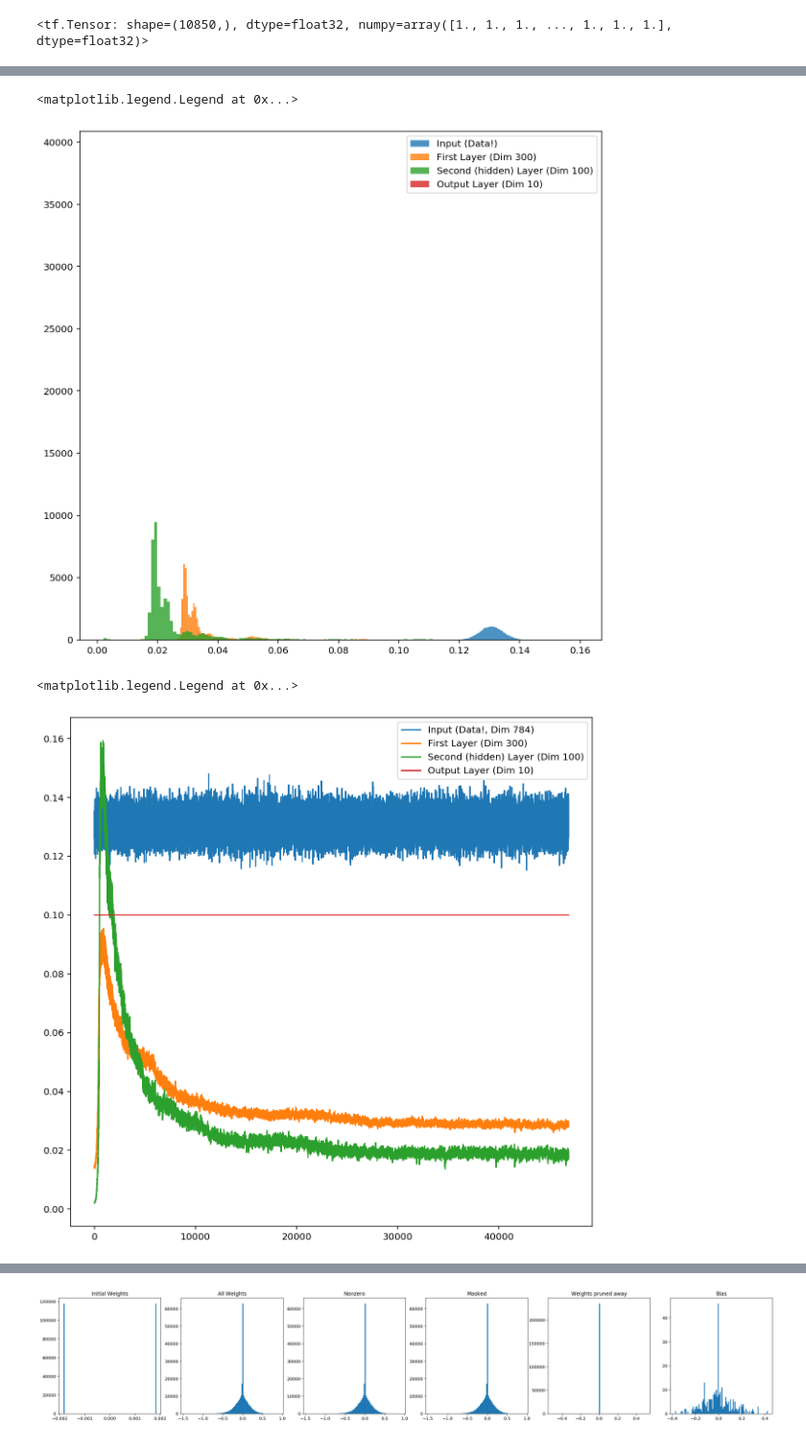
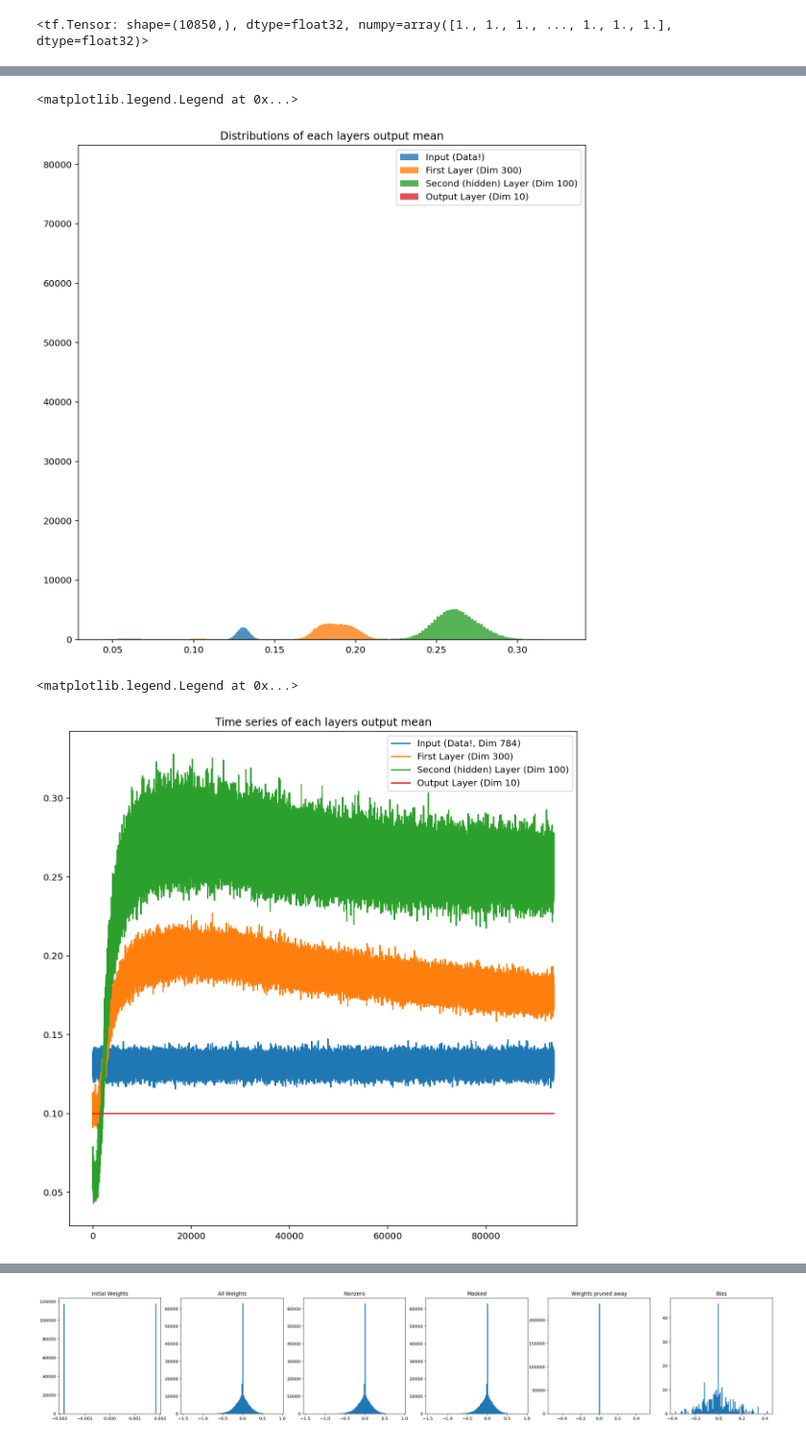
Before and after one commit to kosnil/signed_supermasks, a Jupyter notebook: supermask_experiments.ipynb, the cells around one changed output, grey strips where cells are left out. Shown at 96% size. Drawn from its saved outputs; the diff is of its cells as text; code cells hidden in the pictures.

```diff
--- a/supermask_experiments.ipynb
+++ b/supermask_experiments.ipynb
@@ -278,4 +321,6 @@ from custom_nn import Linear, FCN, FCN_Mask
 # %%
 NO_LAYERS = 3
 LAYER_SHAPES = np.array([[input_dim, 300], [300,100], [100,10]])
-fcn_mask = FCN_Mask(input_dim, layer_shapes=LAYER_SHAPES)
+LAYER_SHAPES4 = np.array([[input_dim, 500], [500,300], [300,100], [100,10]])
+SIG_MULTI = [0.28,0.17,0.1]
+fcn_mask = FCN_Mask(input_dim, layer_shapes=LAYER_SHAPES, sigmoid_multiplier=SIG_MULTI, use_bernoulli_sampler=False)
@@ -332,7 +361,7 @@ MU=0
 MU_BI = [-0.13, 0.13]
 SIGMA=-3 #0.1 IF SIGMA == -1 --> glorot normal
 SIGMA_BI = [-SIGMA, SIGMA]
-fcn_mask, initial_weights = init.set_weights_man(fcn_mask, mode="uniform", mu=MU, sigma=-3, mu_bi=MU_BI, sigma_bi=SIGMA_BI, save_to="", weight_as_constant=True)
-fcn_mask, initial_weights = init.set_weights_man(fcn_mask, mode="uniform", constant=1, mu=MU, sigma=-4, mu_bi=MU_BI, sigma_bi=SIGMA_BI, save_to="", weight_as_constant=False, set_mask=True)
+fcn_mask, initial_weights = init.set_weights_man(fcn_mask, mode="signed_constant", constant=-2, mu=MU, sigma=-5, mu_bi=MU_BI, sigma_bi=SIGMA_BI, save_to="", weight_as_constant=True) # uniform -3
+fcn_mask, initial_weights = init.set_weights_man(fcn_mask, mode="uniform", constant=1, mu=MU, sigma=-5, mu_bi=MU_BI, sigma_bi=SIGMA_BI, save_to="", weight_as_constant=False, set_mask=True)
 #fcn, initial_weights = init.set_weights_man(fcn, mode="normal", mu=MU, sigma=SIGMA, mu_bi=MU_BI, sigma_bi=SIGMA_BI, save_to="./weights/initial_weights", weight_as_constant=True)_mas
 # %% [output]
@@ -348,0 +441,3 @@ dtype('float32')
+# %%
+for layer in fcn_mask.layers:
+    print(layer.type)
@@ -643,3 +799,3 @@ from custom_nn import Linear, FCN, FCN_Mask
 # %%
-fcn_mask, loss_history_mask, acc_history_mask, layerwise_output_all, gradient_history, ones_ratio_history = train_supermask_model(fcn_mask, ds_train_fash, epochs=100)
+fcn_mask, loss_history_mask, acc_history_mask, layerwise_output_all, gradient_history, ones_ratio_history, mask_history = train_supermask_model(fcn_mask, ds_train_mnist, epochs=3)
 # %% [output]
@@ -707,4 +962,5 @@ plt.legend()
 # %%
+plt.title("Distributions of each layers output mean")
 _ = plt.hist(layerwise_output_mean[:,0], bins=150, alpha=0.8, label="Input (Data!)")
 _ = plt.hist(layerwise_output_mean[:,1], bins=150, alpha=0.8,  label="First Layer (Dim 300)")
 _ = plt.hist(layerwise_output_mean[:,2], bins=150, alpha=0.8,  label="Second (hidden) Layer (Dim 100)")
@@ -712,17 +968,18 @@ _ = plt.hist(layerwise_output_mean[:,3], bins=150, alpha=0.8,  label="Output Lay
 plt.legend()
 # %% [output]
 <matplotlib.legend.Legend at 0x...>
-[figure, old version]
+[figure, new version]
 # %%
 #plt.fill_between(np.arange(len(layerwise_output_mean[:,0])), layerwise_output_mean[:,0]-layerwise_output_std[:,0], layerwise_output_mean[:,0]+layerwise_output_std[:,0], alpha=0.5)
+plt.title("Time series of each layers output mean")
 plt.plot(layerwise_output_mean[:,0], label="Input (Data!, Dim 784)")
 plt.plot(layerwise_output_mean[:,1], label="First Layer (Dim 300)")
 plt.plot(layerwise_output_mean[:,2], label="Second (hidden) Layer (Dim 100)")
 plt.plot(layerwise_output_mean[:,3], label="Output Layer (Dim 10)")
 plt.legend()
 # %% [output]
 <matplotlib.legend.Legend at 0x...>
-[figure, old version]
+[figure, new version]
 # %%
 import gc
 gc.collect()
```
Also changed, not shown: parts of 81 cells of this notebook, 3 other files.
